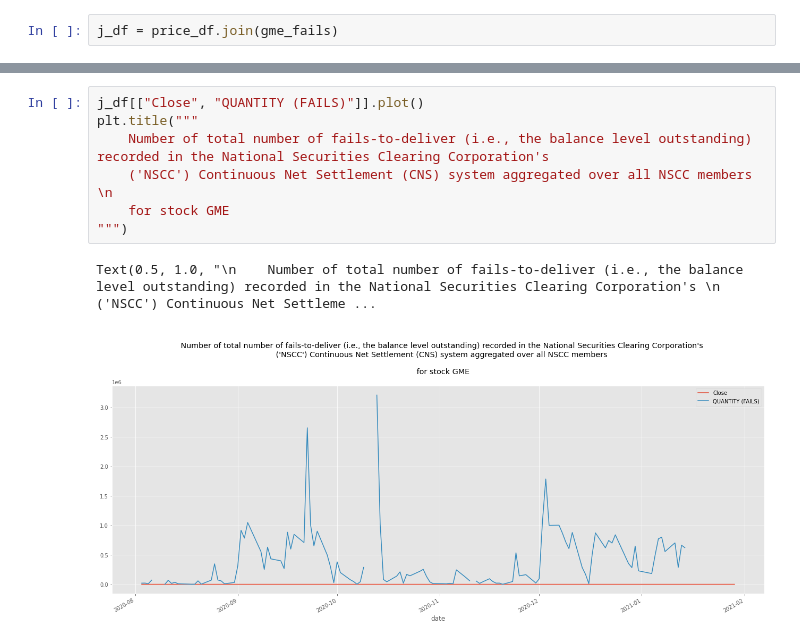
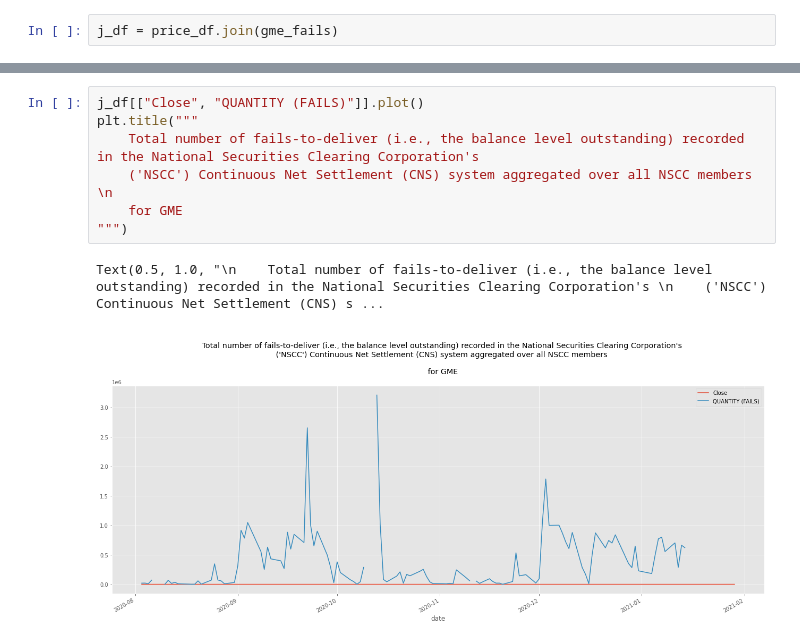
Before and after one commit to DBCerigo/CNS-fails-GME, a Jupyter notebook: CNS fails - GME - 2020-08 - 2021-01.ipynb, the cells around one changed output, grey strips where cells are left out. Saved outputs shown, nothing was run; the diff lists cells and outputs as text.

```diff
--- a/CNS fails - GME - 2020-08 - 2021-01.ipynb
+++ b/CNS fails - GME - 2020-08 - 2021-01.ipynb
@@ -122,13 +122,13 @@ j_df.head()
 # %%
 j_df[["Close", "QUANTITY (FAILS)"]].plot()
 plt.title("""
-    Number of total number of fails-to-deliver (i.e., the balance level outstanding) recorded in the National Securities Clearing Corporation's
+    Total number of fails-to-deliver (i.e., the balance level outstanding) recorded in the National Securities Clearing Corporation's
     ('NSCC') Continuous Net Settlement (CNS) system aggregated over all NSCC members \n
-    for stock GME
+    for GME
 """)
 # %% [output]
-Text(0.5, 1.0, "\n    Number of total number of fails-to-deliver (i.e., the balance level outstanding) recorded in the National Securities Clearing Corporation's \n    ('NSCC') Continuous Net Settleme ...
+Text(0.5, 1.0, "\n    Total number of fails-to-deliver (i.e., the balance level outstanding) recorded in the National Securities Clearing Corporation's \n    ('NSCC') Continuous Net Settlement (CNS) s ...
-[figure, old version]
+[figure, new version]
 # %%
 ax1 = plt.gca()
 
```
Also changed, not shown: parts of 1 cell of this notebook.
